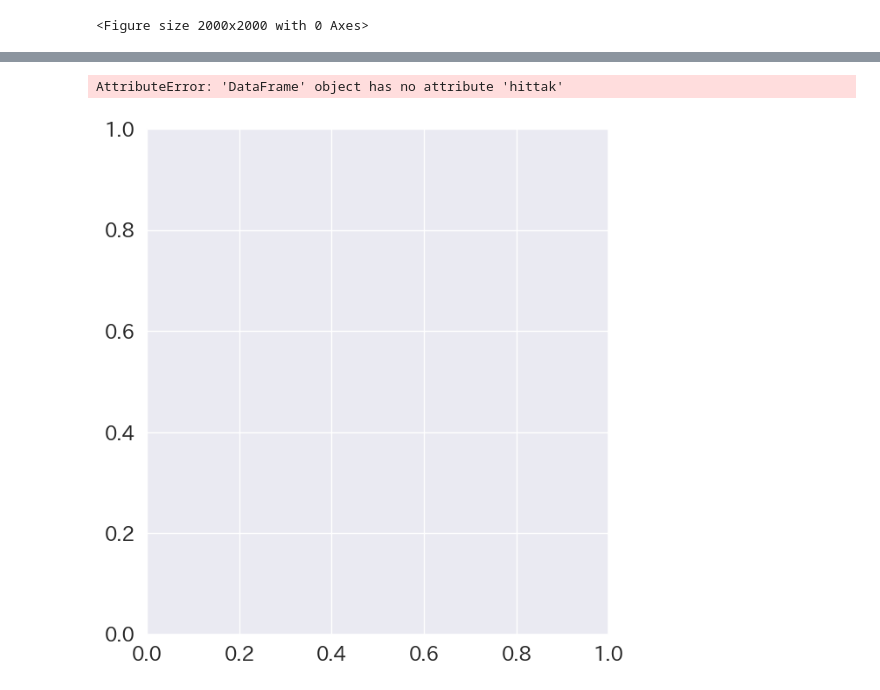
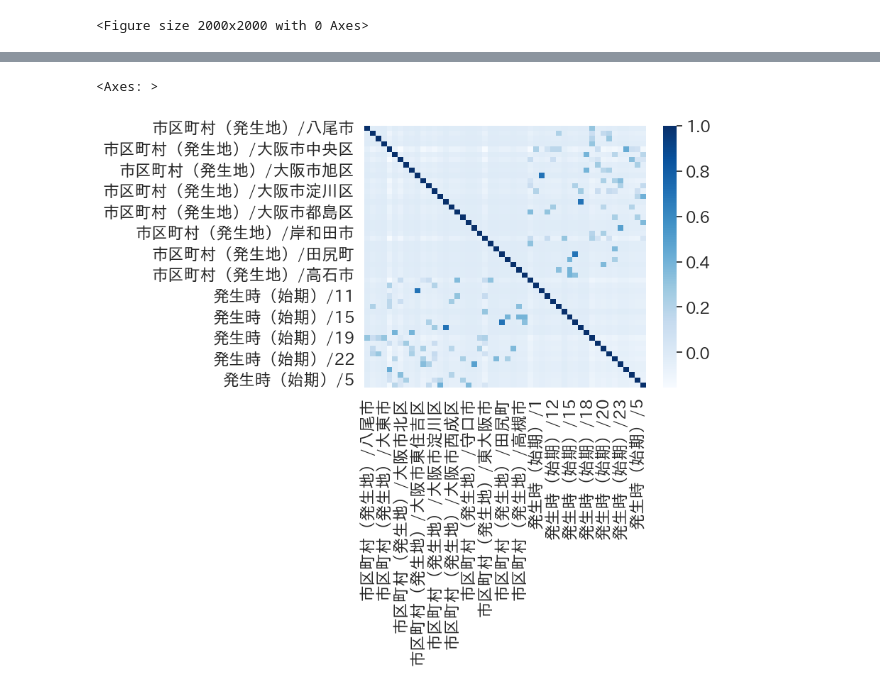
Before and after one commit to TechNursing/Osaka_hittakuri_data_analyst, a Jupyter notebook: NoteBooks/Untitled.ipynb, the cells around one changed output, grey strips where cells are left out. Drawn from its saved outputs; the diff is of its cells as text; code cells hidden in the pictures.

Commit message:
feat hittakuri data visualization (plot)

```diff
--- a/NoteBooks/Untitled.ipynb
+++ b/NoteBooks/Untitled.ipynb
@@ -26,0 +1,7 @@ dtype: object
+# %%
+import pandas as pd
+
+hittak_map = pd.read_csv('../CleansedFiles/hittak_map.csv')
+# データの形を表示(行数・列数を取得)
+print(f'hittak_map : {hittak_map.shape}\n')
+display(hittak_map.head(5))
@@ -26,0 +16,4 @@ dtype: object
+# %%
+hittak_map['発生時（始期）'] = hittak_map['発生時（始期）'].astype(str)
+# 各columnのデータ型を表示
+print(f'{hittak_map.dtypes} \n')
@@ -26,0 +34,9 @@ dtype: object
+# %%
+time_place = pd.get_dummies(hittak_map, columns=['市区町村（発生地）', '発生時（始期）'], prefix_sep='/')
+print(f'hittak_map : {hittak_map.shape}\n')
+display(time_place.head(5))
+# データの形を表示(行数・列数を取得)
+print(f'hittak : {time_place.shape}\n')
+
+# 各columnのデータ型を表示
+print(f'{time_place.dtypes} \n')
@@ -26,0 +69,4 @@ dtype: object
+# %%
+# 相関性を見る
+corr = time_place.corr()
+corr
@@ -73,11 +102,11 @@ hittak['発生時（始期）'].value_counts().plot.pie(counterclock = False, au
-# %%
-plt.figure(figsize=(15,7.5))
-plt.subplot(1,2,1);
-hittak[hittak['発生時（始期）'] == '0'].hittak['市区町村（発生地）'].plot(kind='pie',startangle=90,autopct='%1.1f%%');
-plt.legend(loc=3,fontsize=10)
-plt.ylabel('')
-plt.title('Death due to direct smoking',fontweight="bold",fontsize = 20)
-plt.axis('equal')
-# %% [output]
-AttributeError: 'DataFrame' object has no attribute 'hittak'
-[figure, removed]
+# %%
+# fig, ax = plt.subplots(figsize=(15, 15))
+# corr = hittak_map2.corr()
+# data_pivoted = data.pivot("X", "Y", "Z")
+# corr = hittak_map2.corr()
+sns.heatmap(corr, cmap="Blues")
+# sns.heatmap(hittak_map2, square=True, vmax=1, vmin=-1, center=0)
+# plt.savefig('data/dst/seaborn_heatmap_house_price.png')
+# %% [output]
+<Axes: >
+[figure, added]
```
Also changed, not shown: parts of 11 cells of this notebook, 3 other files.
